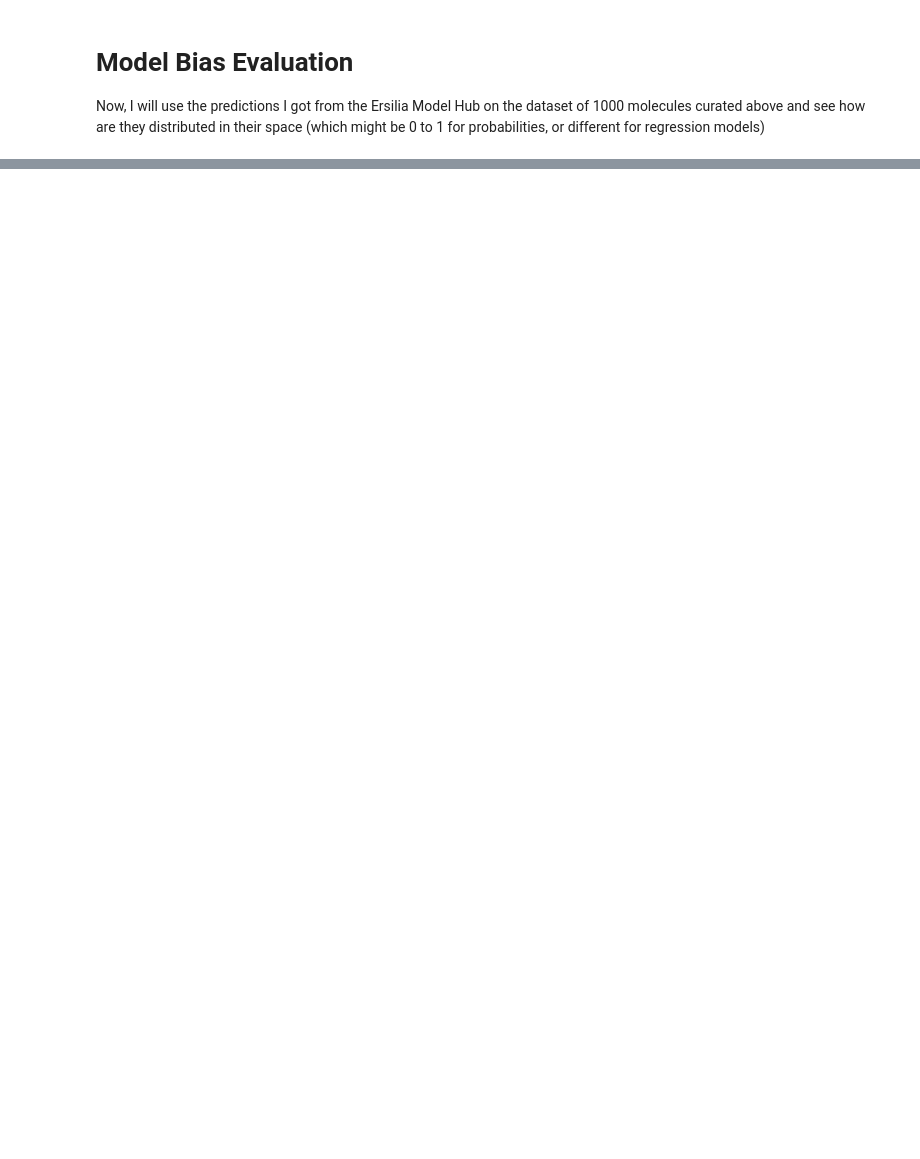
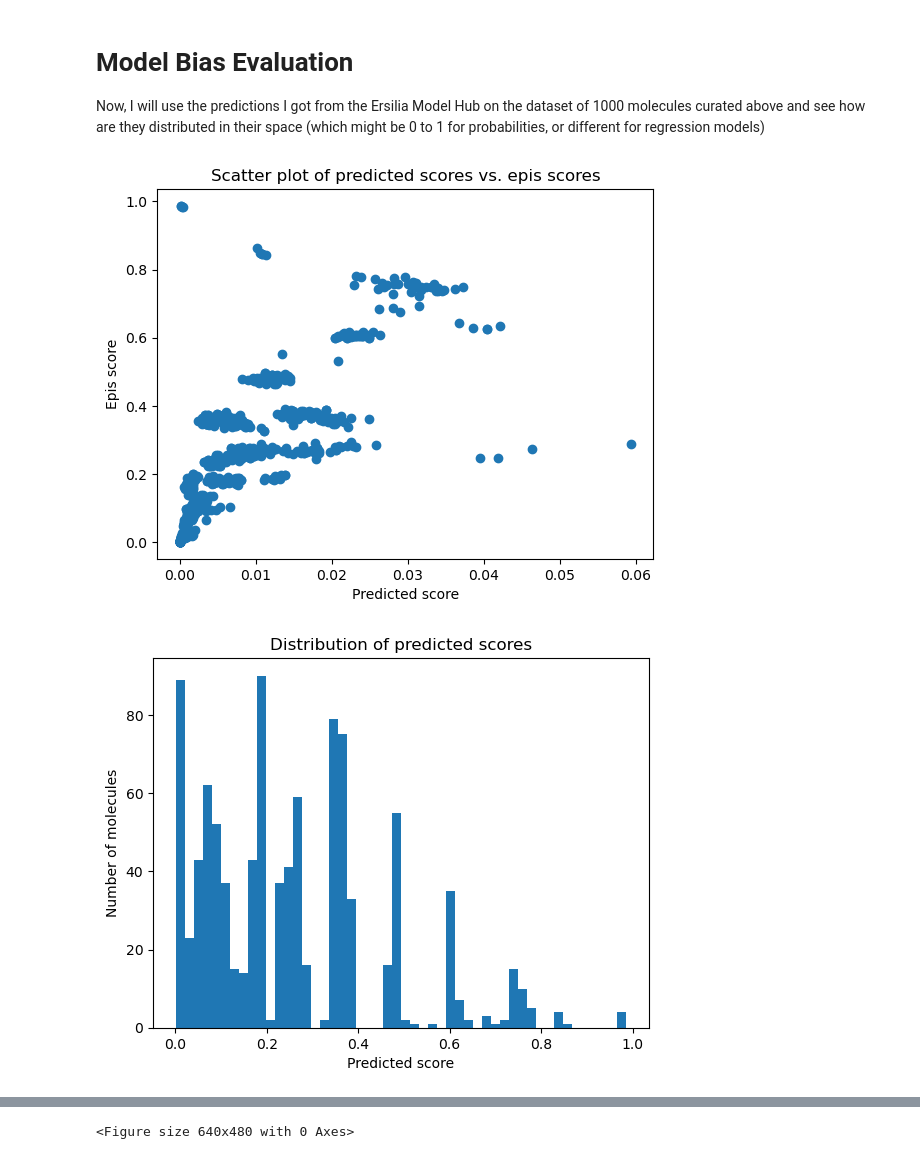
Before and after one commit to darrenodi/model-validation-example, a Jupyter notebook: notebooks/00_model_bias.ipynb, the cells around one changed output, grey strips where cells are left out. Cells and saved outputs as stored; diff of their text form; code cells hidden in the pictures; blank space fills up the shorter version.

```diff
--- a/notebooks/00_model_bias.ipynb
+++ b/notebooks/00_model_bias.ipynb
@@ -23,3 +63,8 @@ In this notebook, I am loading a list of molecules I obtained from ChEMBL and pr
 Now, I will use the predictions I got from the Ersilia Model Hub on the dataset of 1000 molecules curated above and see how are they distributed in their space (which might be 0 to 1 for probabilities, or different for regression models)
 # %%
 # In this codeblock I will load the predictions I've run on Ersilia and saved in the /data folder
+
+predictions_path = os.path.join('..', 'data', 'prediction.csv')
+
+# Load the predictions into a Pandas DataFrame
+df_predictions = pd.read_csv(predictions_path)
@@ -27,0 +71,36 @@ Now, I will use the predictions I got from the Ersilia Model Hub on the dataset
+# %%
+#In this codeblock I will create the necessary plots with MatPlotLib to observe the distribution of predicted values
+import os
+import matplotlib.pyplot as plt
+
+os.makedirs("../figures", exist_ok=True)
+
+# scatter plot of the predicted scores vs. the epis column
+plt.scatter(df_predictions['epis'], df_predictions['score'])
+plt.xlabel('Predicted score')
+plt.ylabel('Epis score')
+plt.title('Scatter plot of predicted scores vs. epis scores')
+plt.show()
+plt.savefig("../figures/Scatterplot_epis.png")
+
+
+
+# histogram of the predicted scores
+plt.hist(df_predictions['score'], bins=50)
+plt.xlabel('Predicted score')
+plt.ylabel('Number of molecules')
+plt.title('Distribution of predicted scores')
+plt.show()
+plt.savefig("../figures/Predicted_score.png")
+
+
+# scatter plot of the predicted scores vs. the alea values
+plt.scatter(df_predictions['alea'], df_predictions['score'])
+plt.xlabel('Alea')
+plt.ylabel('Predicted score')
+plt.title('Scatter plot of predicted scores vs. alea')
+plt.show()
+plt.savefig("../figures/Scatterplot_alea.png")
+# %% [output]
+[figure, added]
+[figure, added]
@@ -27,0 +108 @@ Now, I will use the predictions I got from the Ersilia Model Hub on the dataset
+<Figure size 640x480 with 0 Axes>
```
Also changed, not shown: parts of 8 cells of this notebook, 1 other file.
